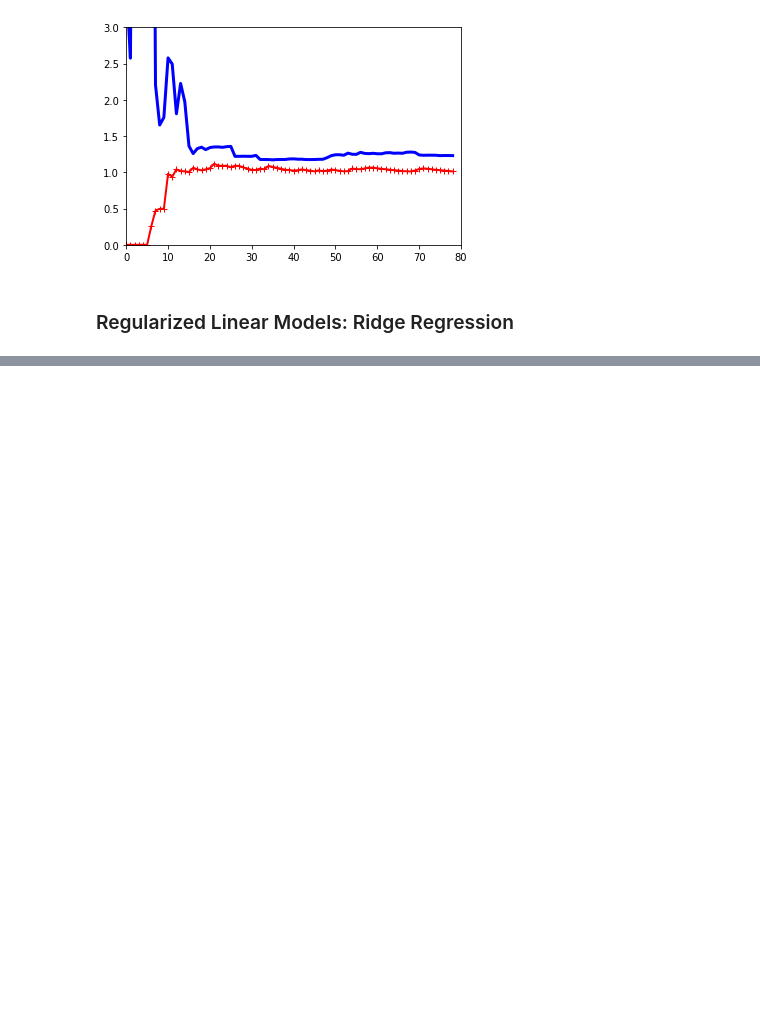
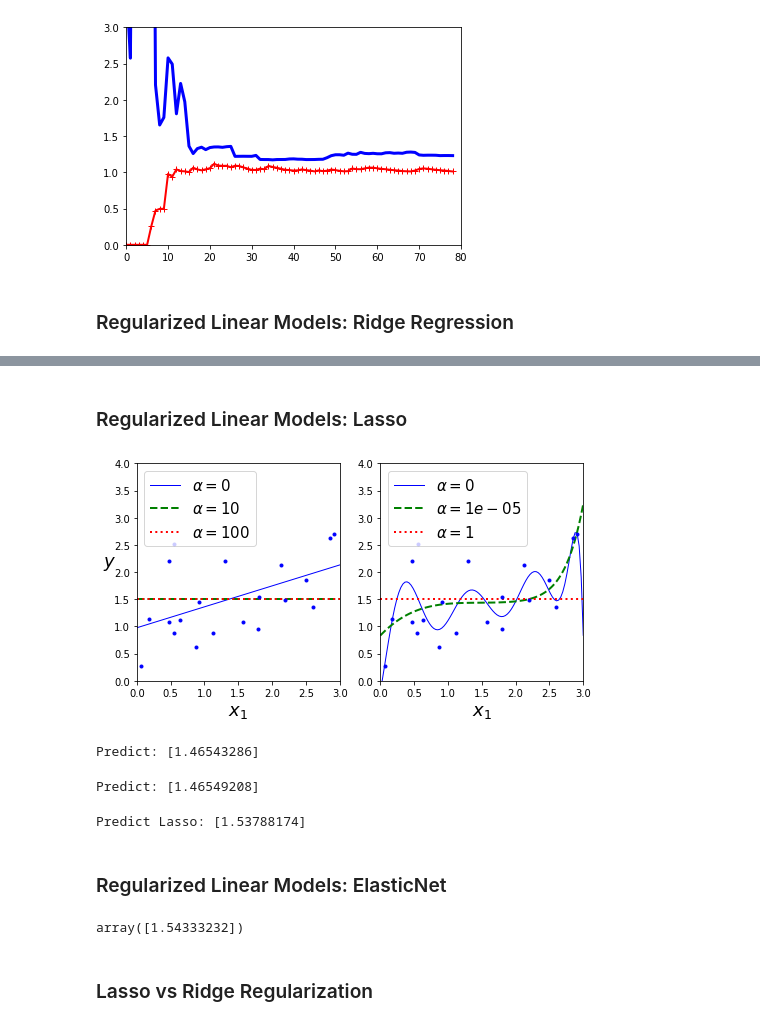
Before and after one commit to tsadams1973/jupyter-ml-practice, a Jupyter notebook: linear-models-etc.ipynb, the cells around one changed output, grey strips where cells are left out. Cells and saved outputs as stored; diff of their text form; code cells hidden in the pictures; blank space fills up the shorter version.

```diff
--- a/linear-models-etc.ipynb
+++ b/linear-models-etc.ipynb
@@ -238,0 +284,46 @@ plot_learning_curves(polynomial_regression, X, y)
+# %% [markdown]
+### Regularized Linear Models: Lasso
+# %%
+from sklearn.linear_model import Lasso
+
+plt.figure(figsize=(8,4))
+plt.subplot(121)
+plot_model(Lasso, polynomial=False, alphas=(0, 10, 100), random_state=42)
+plt.ylabel("$y$", rotation=0, fontsize=18)
+plt.subplot(122)
+plot_model(Lasso, polynomial=True, alphas=(0, 10**-5, 1), random_state=42)
+
+plt.show()
+# %% [output]
+[figure, added]
+# %%
+from sklearn.linear_model import SGDRegressor
+sgd_reg = SGDRegressor(penalty="l2")
+sgd_reg.fit(X, y.ravel())
+print("Predict:",sgd_reg.predict([[1.5]]))
+# %% [output]
+Predict: [1.46543286]
+# %%
+sgd_reg_l1 = SGDRegressor(penalty="l1")
+sgd_reg_l1.fit(X, y.ravel())
+print("Predict:",sgd_reg_l1.predict([[1.5]]))
+# %% [output]
+Predict: [1.46549208]
+# %%
+lasso_reg = Lasso(alpha=0.1)
+lasso_reg.fit(X, y)
+print("Predict Lasso:",lasso_reg.predict([[1.5]]))
+# %% [output]
+Predict Lasso: [1.53788174]
+# %% [markdown]
+### Regularized Linear Models: ElasticNet
+# %%
+from sklearn.linear_model import ElasticNet
+
+elastic_net = ElasticNet(alpha=0.1, l1_ratio=0.5)
+elastic_net.fit(X,y)
+elastic_net.predict([[1.5]])
+# %% [output]
+array([1.54333232])
+# %% [markdown]
+### Lasso vs Ridge Regularization
```
Also changed, not shown: parts of 5 cells of this notebook.
